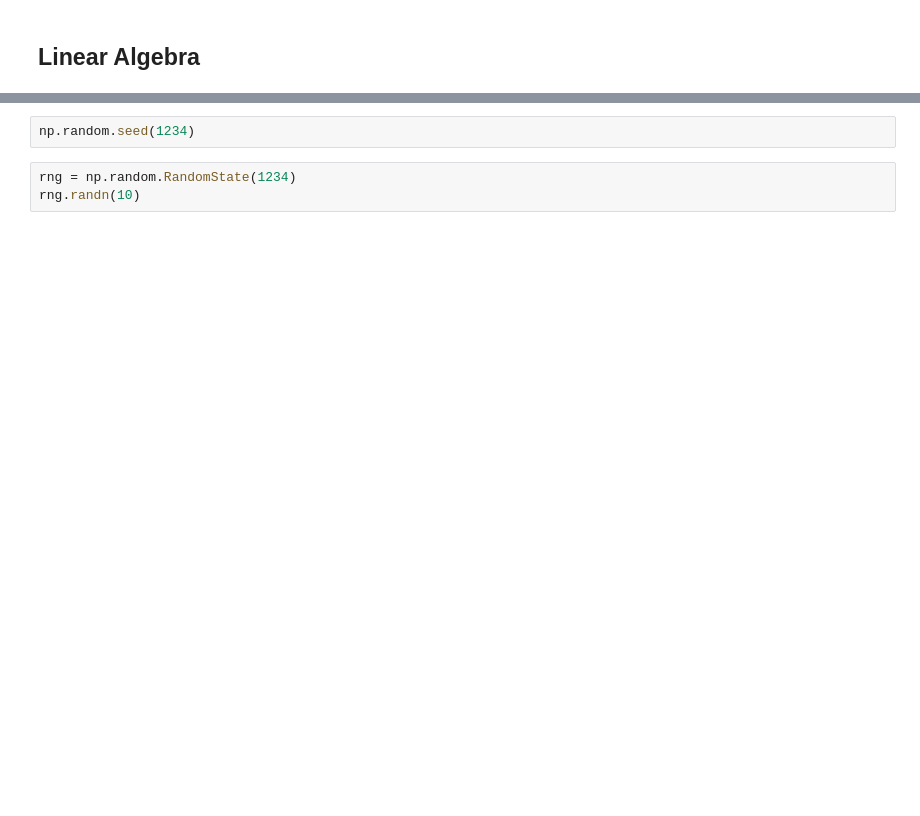
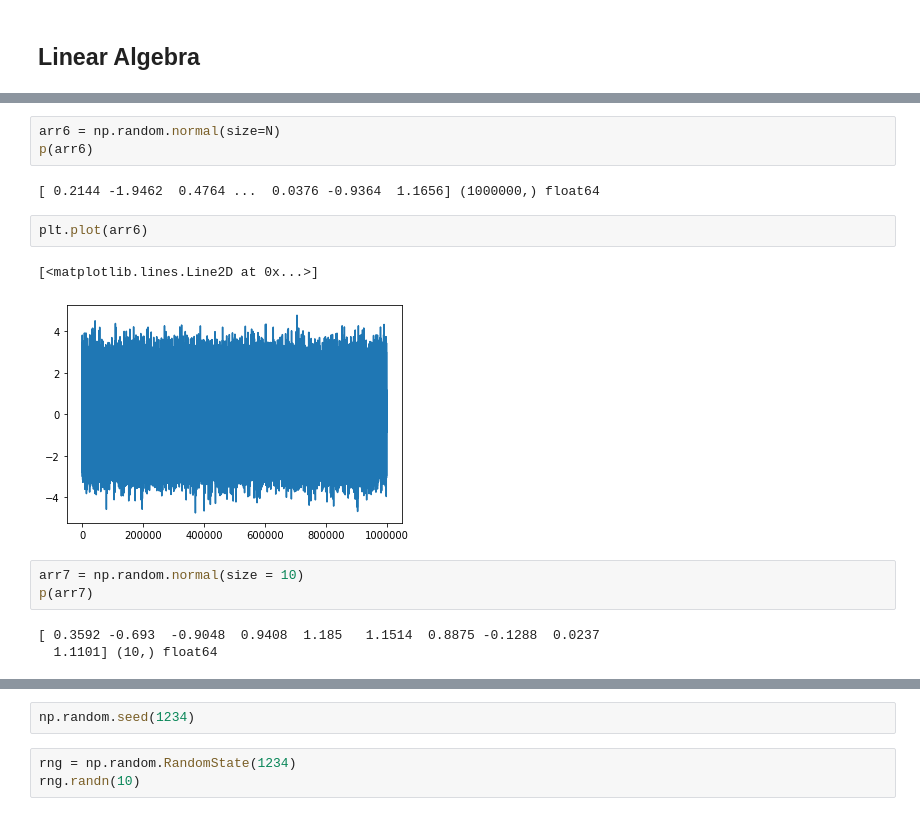
Before and after one commit to mujiatong/python-data-analysis, a Jupyter notebook: pydata-book-2nd-edition/ch04.ipynb, the cells around one changed output, grey strips where cells are left out. Saved outputs shown, nothing was run; the diff lists cells and outputs as text; blank space fills up the shorter version.

```diff
--- a/pydata-book-2nd-edition/ch04.ipynb
+++ b/pydata-book-2nd-edition/ch04.ipynb
@@ -1277,0 +1528,16 @@ N = 1000000
+# %%
+arr6 = np.random.normal(size=N)
+p(arr6)
+# %% [output]
+[ 0.2144 -1.9462  0.4764 ...  0.0376 -0.9364  1.1656] (1000000,) float64
+# %%
+plt.plot(arr6)
+# %% [output]
+[<matplotlib.lines.Line2D at 0x...>]
+[figure, added]
+# %%
+arr7 = np.random.normal(size = 10)
+p(arr7)
+# %% [output]
+[ 0.3592 -0.693  -0.9048  0.9408  1.185   1.1514  0.8875 -0.1288  0.0237
+  1.1101] (10,) float64
```
Also changed, not shown: parts of 76 cells of this notebook, 4 other files.
